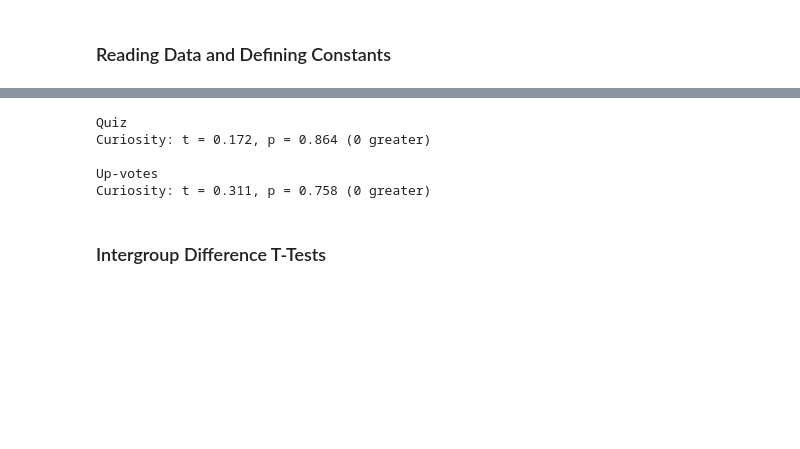
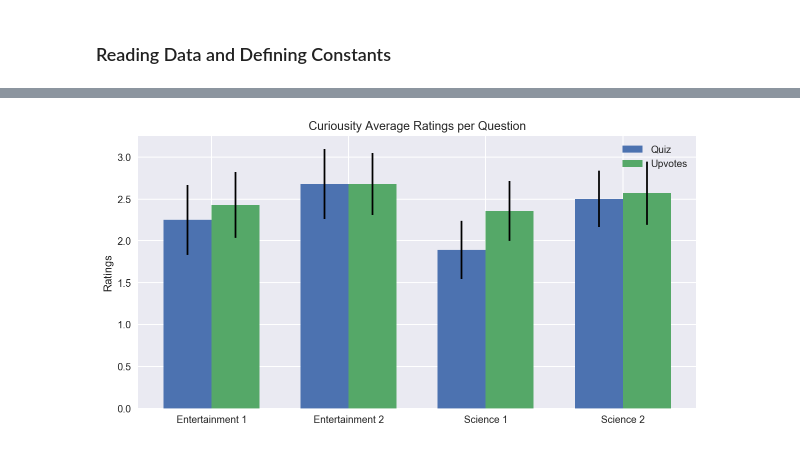
Before and after one commit to hermish/concepts-research, a Jupyter notebook: analysis/10-reading-time-pilot/2-analysis.ipynb, the cells around one changed output, grey strips where cells are left out. Saved outputs shown, nothing was run; the diff lists cells and outputs as text; code cells hidden in the pictures; blank space fills up the shorter version.

```diff
--- a/analysis/10-reading-time-pilot/2-analysis.ipynb
+++ b/analysis/10-reading-time-pilot/2-analysis.ipynb
@@ -104,15 +74,28 @@ for name, data in zip(CONDITIONS, (quiz_responses, upvote_responses)):
-# %%
-for name, data in zip(CONDITIONS, (quiz_responses, upvote_responses)):
-    print('{}'.format(name))
-    for question, j_label in zip(QUESTIONS, JUDGMENT_LABELS):
-        print('{}: {}'.format(question, describe.paired_t_test(
-            data['{}_other'.format(j_label)], data['{}_science'.format(j_label)])))
-    print()
-# %% [output]
-Quiz
-Curiosity: t = 0.172, p = 0.864 (0 greater)
-
-Up-votes
-Curiosity: t = 0.311, p = 0.758 (0 greater)
-# %% [markdown]
-### Intergroup Difference T-Tests
+# %%
+PLOTTING_OPTIONS = {
+    'title': 'Curiousity Average Ratings per Question',
+    'ylabel': 'Ratings',
+    'ticks': ['Entertainment 1', 'Entertainment 2', 'Science 1', 'Science 2'],
+    'legend': ['Quiz', 'Upvotes'],
+    'size': (10, 5)
+}
+
+CURIOSITY_LABEL = JUDGMENT_LABELS[0]
+quiz_means, quiz_errs = [], []
+for label in ALL_LABELS:
+    data = quiz_responses['{}_{}'.format(label, CURIOSITY_LABEL)]
+    quiz_means.append(data.mean())
+    quiz_errs.append(stats.sem(data))
+
+upvote_means, upvote_errs = [], []
+for label in ALL_LABELS:
+    data = upvote_responses['{}_{}'.format(label, CURIOSITY_LABEL)]
+    upvote_means.append(data.mean())
+    upvote_errs.append(stats.sem(data))
+
+plotting.plot_double_bar(
+    quiz_means, quiz_errs,
+    upvote_means, upvote_errs,
+    **PLOTTING_OPTIONS)
+# %% [output]
+[figure, added]
```
Also changed, not shown: parts of 18 cells of this notebook, 4 other files.
